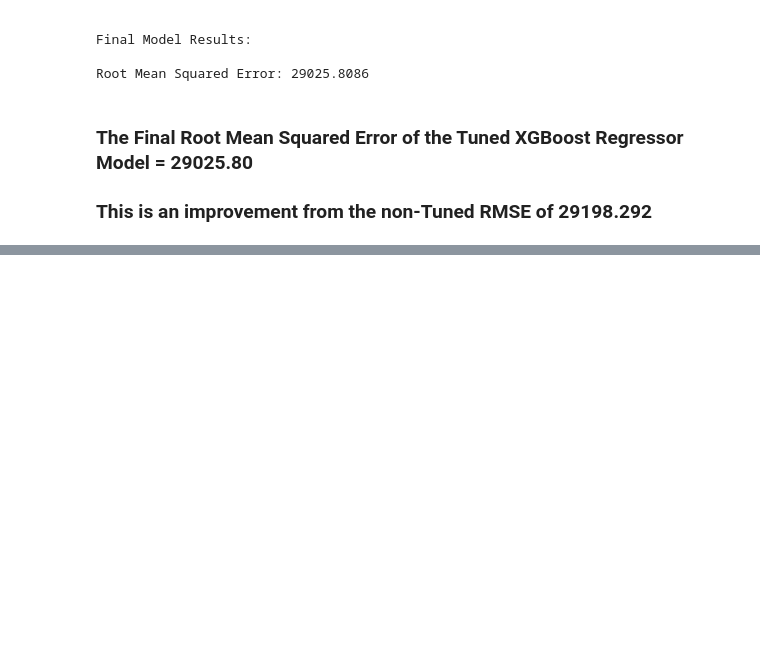
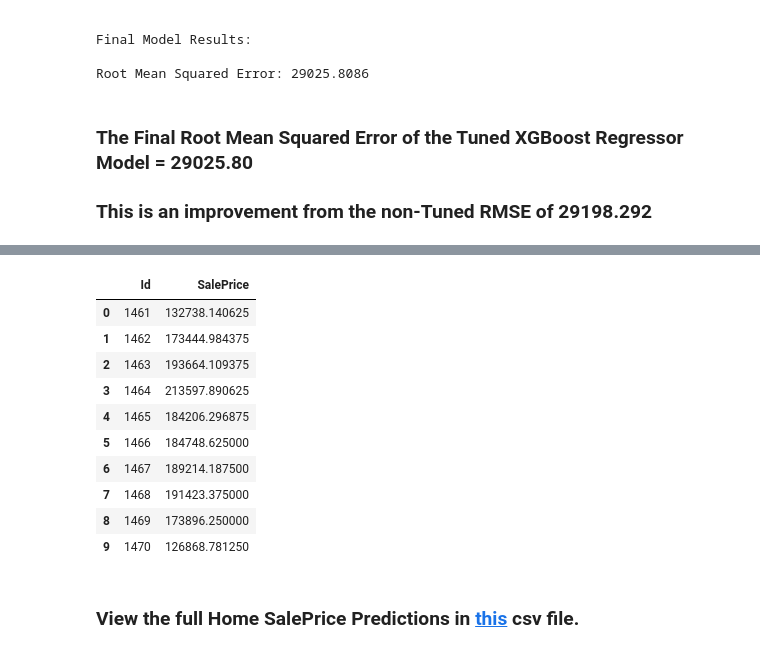
Before and after one commit to thetechleila/Housing-Prices-Predictor, a Jupyter notebook: code/model.ipynb, the cells around one changed output, grey strips where cells are left out. Cells and saved outputs as stored; diff of their text form; code cells hidden in the pictures; blank space fills up the shorter version.

Commit message:
predictions save

```diff
--- a/code/model.ipynb
+++ b/code/model.ipynb
@@ -240,0 +273,29 @@ Root Mean Squared Error: 29025.8086
+# %%
+# ROBUST Scale encoded TRAINING dataset
+from sklearn.preprocessing import RobustScaler
+
+#ROBUST Scale Test Encoded Data
+X2_new = scaler.fit_transform(test_encode)
+
+# Predict SalePrices
+sale_predictions = final_trained_model.predict(X2_new)
+# %%
+#Print Home IDs and Predicted SalePrice of the first 10 homes from the Encoded Test Dataset
+sample_submission_df = pd.read_csv("/Users/sa14/Desktop/HousePricesKaggle/data/sample_submission.csv")
+sample_submission_df['SalePrice'] = (final_trained_model.predict(X2_new))
+sample_submission_df.to_csv('saleprice_predictions_thetechleila.csv', index=False)
+sample_submission_df.head(10)
+# %% [output]
+|  | Id | SalePrice |
+| 0 | 1461 | 132738.140625 |
+| 1 | 1462 | 173444.984375 |
+| 2 | 1463 | 193664.109375 |
+| 3 | 1464 | 213597.890625 |
+| 4 | 1465 | 184206.296875 |
+| 5 | 1466 | 184748.625000 |
+| 6 | 1467 | 189214.187500 |
+| 7 | 1468 | 191423.375000 |
+| 8 | 1469 | 173896.250000 |
+| 9 | 1470 | 126868.781250 |
+# %% [markdown]
+### **View the full Home SalePrice Predictions in [this](https://github.com/thetechleila/Housing-Prices-Predictor/blob/main/code/model.ipynb) csv file.**
```
Also changed, not shown: parts of 6 cells of this notebook, 3 other files.
